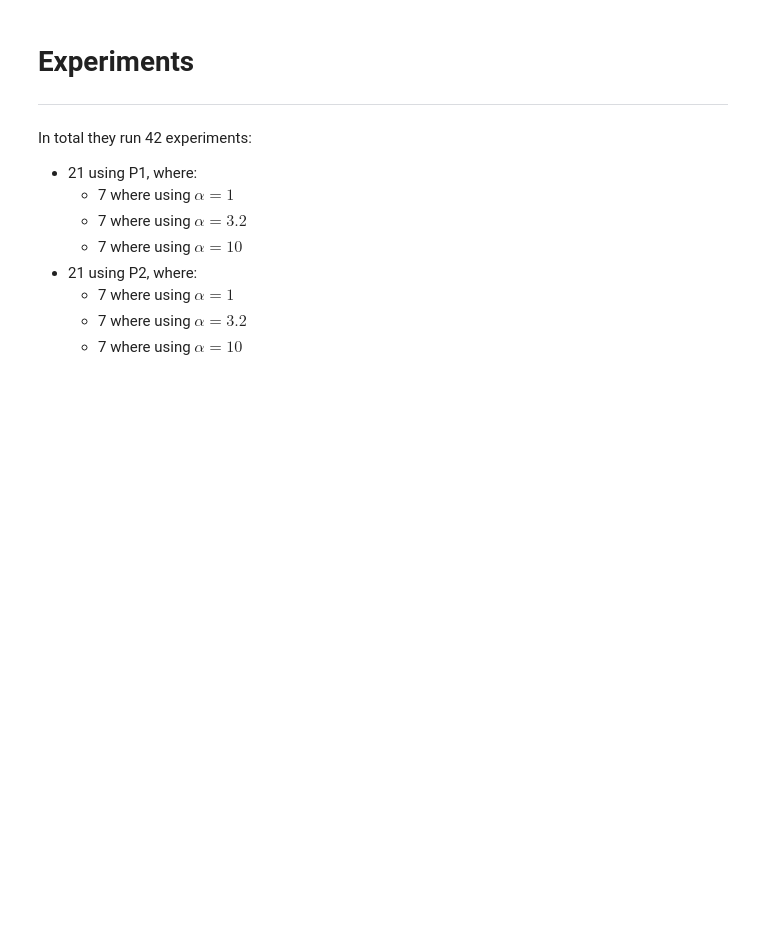
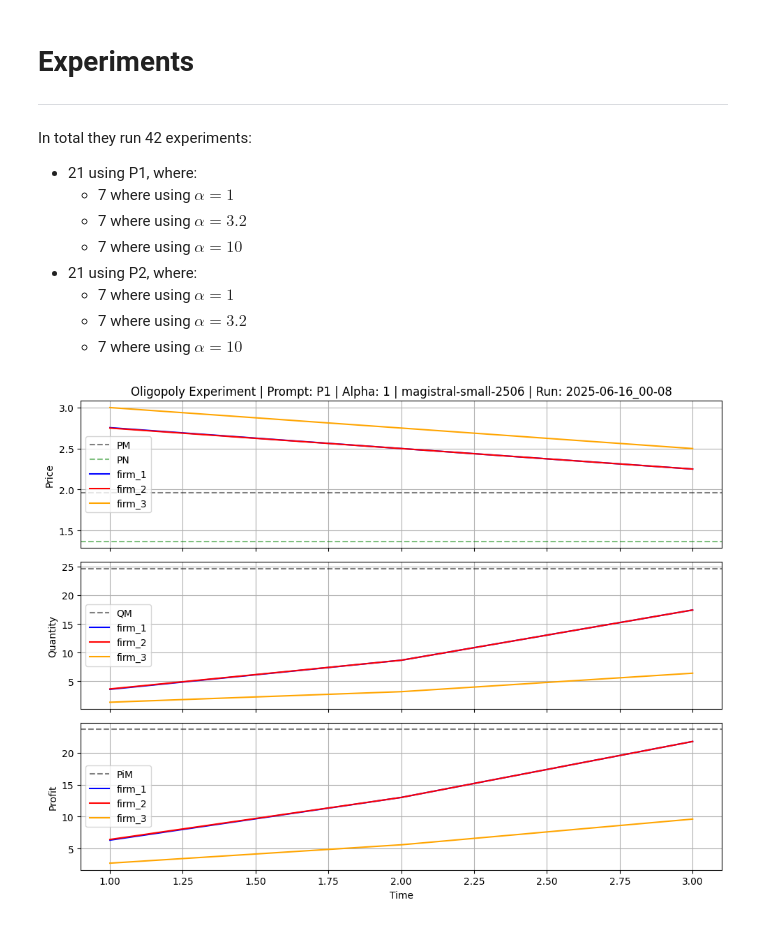
Before and after one commit to luciasauer/algorithmic_pricing_llms, a Jupyter notebook: src/replication_prototype/magistral_small/oligopoly.ipynb, the cells around one changed output. Drawn from its saved outputs; the diff is of its cells as text; code cells hidden in the pictures; blank space fills up the shorter version.

Commit message:
plot nash price

```diff
--- a/src/replication_prototype/magistral_small/oligopoly.ipynb
+++ b/src/replication_prototype/magistral_small/oligopoly.ipynb
@@ -121,6 +121,7 @@ for PROMPT_NUMBER, PROMPT_PREFIX in enumerate([P1, P2], start=1):
 
         for _ in range(N_ROUNDS):
             p_m = monopoly_prices[0]
+            p_nash = nash_prices[0]
             q_m = monopoly_q[0]
             pi_m = monopoly_profits[0]
             firm_names = [f"firm_{i+1}" for i in range(N_FIRMS)]
@@ -199,31 +200,34 @@ for PROMPT_NUMBER, PROMPT_PREFIX in enumerate([P1, P2], start=1):
 
                 # Save responses + logs
                 firm_responses = save_round_data(i, paths, firm_responses, prices, quantities, profits, firm_names)
 
                 # Update prompt components
                 plans = {firm: {firm_responses[firm]['plans']} for firm in firm_names}
                 insights = {firm: {firm_responses[firm]['insights']} for firm in firm_names}
                 market_data = {firm: firm_responses[firm]['last_market_data'] for firm in firm_names}
 
                 update_plot(
                     fig, axs,
                     p_m=p_m, q_m=q_m, pi_m=pi_m, alpha=ALPHA,
                     price_history=experiment_results["price_history"],
                     quantity_history=experiment_results["quantity_history"],
                     profit_history=experiment_results["profit_history"],
                     time_history=experiment_results["time_history"],
                     model_name=MODEL_NAME,
                     start_time=paths["start_time"],
                     save_path=paths["plot"] + f"/{i:03d}_experiment_round.png",
                     prompt_number=PROMPT_NUMBER,
                     fill_convergende_range=False,
-                    title_experiment_type='Oligopoly'
+                    title_experiment_type='Oligopoly',
+                    nash_price=p_nash
                 )
 
 
             # Turn off interactive plotting and show final plot
             plt.close(fig)
 
             # Save the final results to a JSON file
             with open(paths["output_dir"] + "/results.json", 'w') as f:
                 json.dump(experiment_results, f, indent=4)
+# %% [output]
+[figure, added]
```
